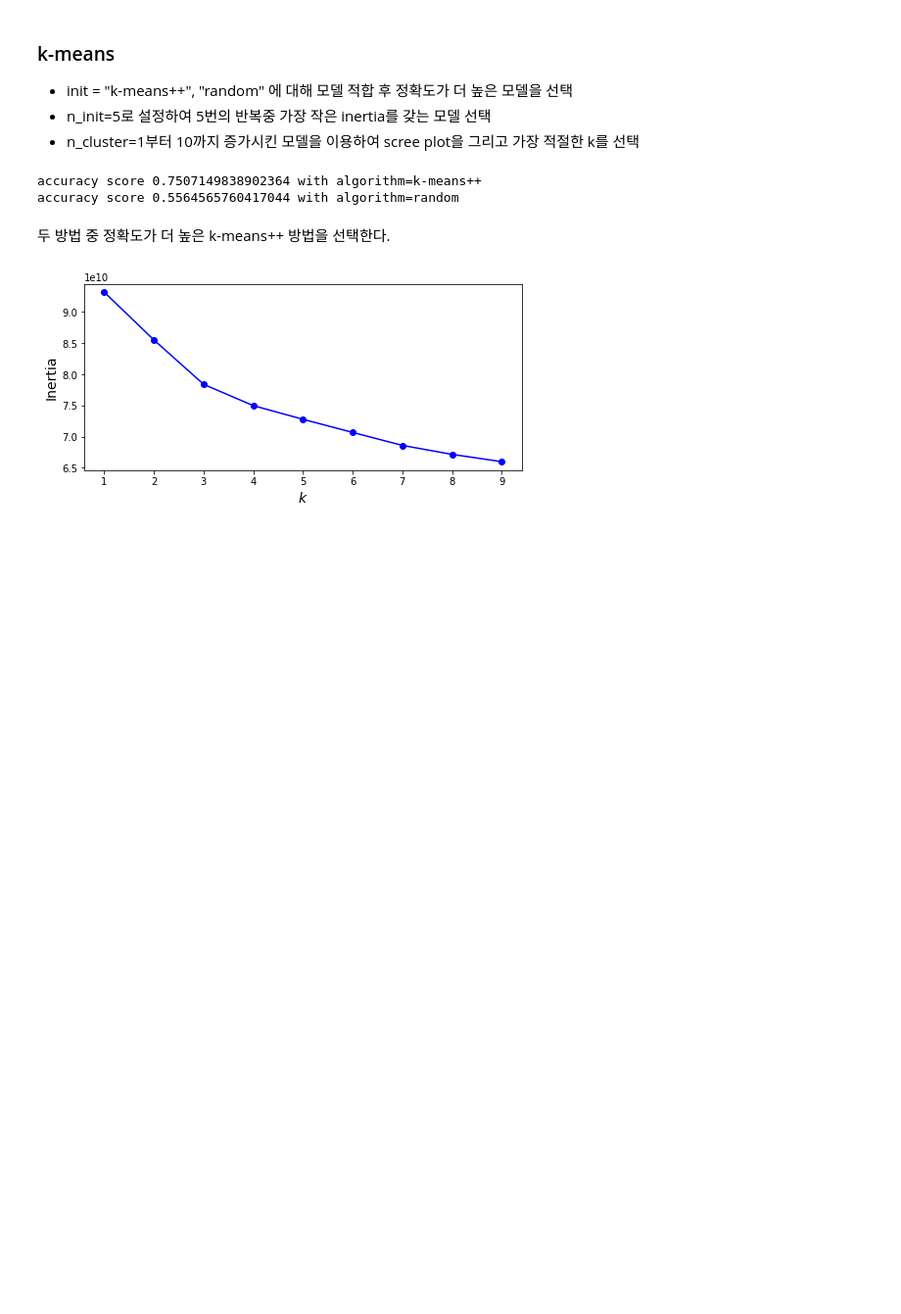
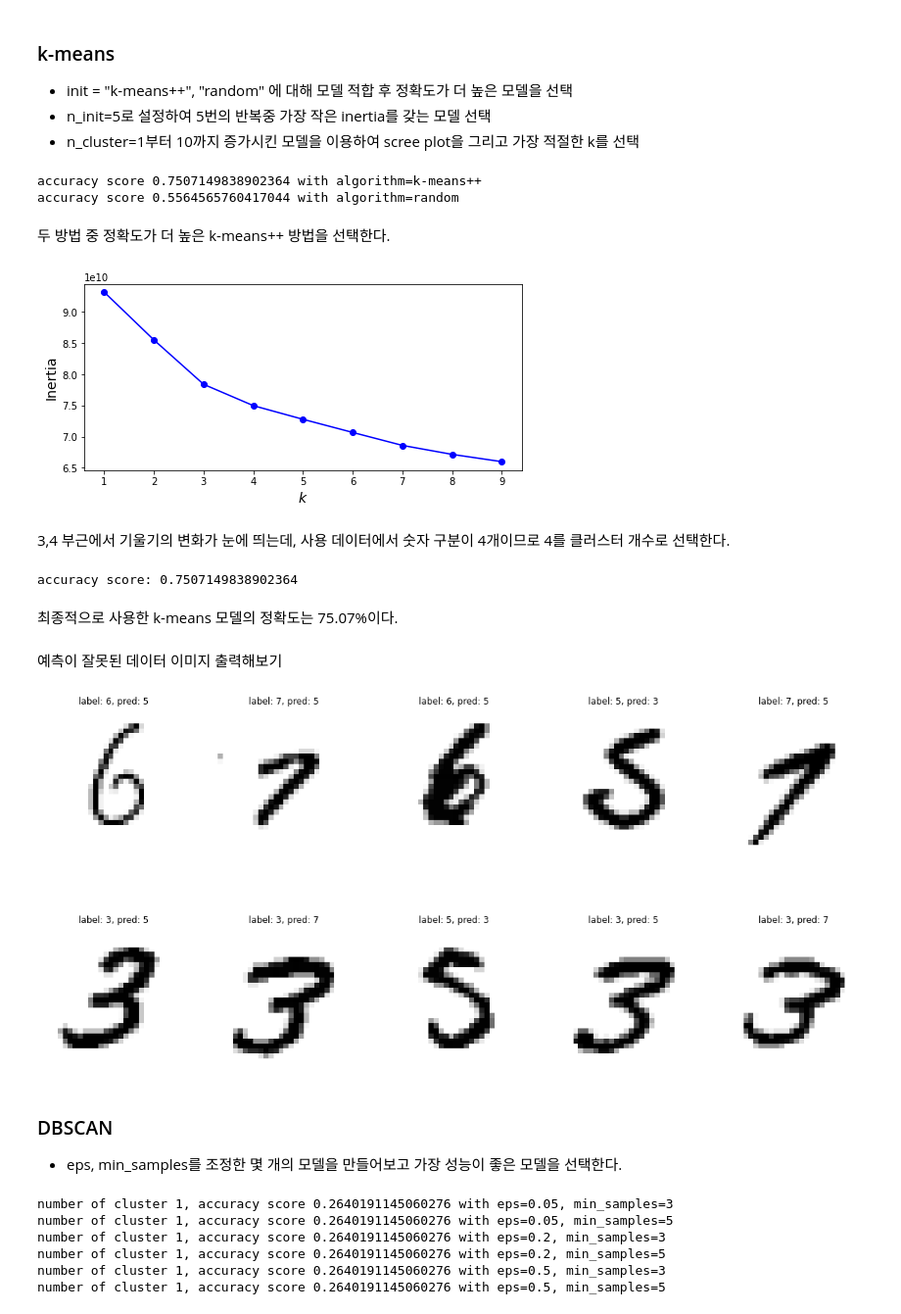
Before and after one commit to yedini/21_2, a Jupyter notebook: 자료분석특론/HW7.ipynb, the cells around one changed output. Shown: that part at 98% size. Drawn from its saved outputs; the diff is of its cells as text; code cells hidden in the pictures; blank space fills up the shorter version.

```diff
--- a/자료분석특론/HW7.ipynb
+++ b/자료분석특론/HW7.ipynb
@@ -32,7 +34,7 @@ data.head()
 5 rows × 785 columns
 # %%
 data['class']=data['class'].astype(int)
-data=data[data['class'].isin([3,5,6,7])]
+data=data[data['class'].isin([3,5,6,7])].reset_index(drop=True)
 data.head()
 # %% [output]
 |  | pixel1 | pixel2 | pixel3 | pixel4 | pixel5 | pixel6 | pixel7 | pixel8 | pixel9 | pixel10 | ... | ... |
@@ -60,7 +62,7 @@ for a in ["k-means++", "random"]:
                      algorithm="full", random_state=777)
     y_pred=m_kmeans.fit_predict(X)
 
-    data_w_label = pd.concat([data.reset_index(drop=True),
+    data_w_label = pd.concat([data,
                               pd.DataFrame(y_pred)], axis=1).rename(columns={0:'label'})
     for n in range(4):
         data_w_label.loc[data_w_label['label']==n,'label']=data_w_label[data_w_label['label']==n]["class"].value_counts().index[0]
@@ -80,3 +82,62 @@ plt.xlabel("$k$", fontsize=14)
 plt.ylabel("Inertia", fontsize=14);
 # %% [output]
 [figure]
+# %% [markdown]
+3,4 부근에서 기울기의 변화가 눈에 띄는데, 사용 데이터에서 숫자 구분이 4개이므로 4를 클러스터 개수로 선택한다.
+# %%
+#최종 kmeans 모델
+kmeans = KMeans(n_clusters=4,init="k-means++", n_init=10,
+                     algorithm="full", random_state=777).fit(X)
+y_pred_kmeans=kmeans.predict(X)
+preddf_kmeans = pd.concat([data['class'],
+                              pd.DataFrame(y_pred_kmeans)], axis=1).rename(columns={0:'label'})
+
+for n in range(4):
+    preddf_kmeans.loc[preddf_kmeans['label']==n,'label']=preddf_kmeans[preddf_kmeans['label']==n]["class"].value_counts().index[0]
+
+print("accuracy score: {}".format(accuracy_score(y, preddf_kmeans['label'])))
+# %% [output]
+accuracy score: 0.7507149838902364
+# %% [markdown]
+최종적으로 사용한 k-means 모델의 정확도는 75.07%이다.
+# %% [markdown]
+예측이 잘못된 데이터 이미지 출력해보기
+# %%
+error_label_kmeans=preddf_kmeans[preddf_kmeans['class'] != preddf_kmeans['label']]
+error_idx_kmeans=error_label_kmeans.index
+
+error_kmeans=X.iloc[error_idx_kmeans]
+error_label_kmeans=error_label_kmeans.reset_index(False)
+# %%
+plt.figure(figsize=(20,10))
+for i in range(10):
+    plt.subplot(2,5,i+1)
+    digit = error_kmeans.iloc[i]
+    digit_image = np.array(digit).reshape(28, 28)
+    plt.imshow(digit_image, cmap=mpl.cm.binary)
+    plt.axis("off")
+    plt.title("label: "+str(error_label_kmeans['class'][i])+", pred: "+str(error_label_kmeans['label'][i]))
+# %% [output]
+[figure, added]
+# %% [markdown]
+### DBSCAN
+- eps, min_samples를 조정한 몇 개의 모델을 만들어보고 가장 성능이 좋은 모델을 선택한다.
+# %%
+for eps in [0.05, 0.2, 0.5]:
+    for ms in [3, 5]:
+        m_dbscan = DBSCAN(eps=eps, min_samples=ms)
+        m_dbscan.fit(X)
+        y_pred=m_dbscan.labels_
+
+        data_w_label = pd.concat([data,
+                                  pd.DataFrame(y_pred)], axis=1).rename(columns={0:'label'})
+        for n in set(m_dbscan.labels_):
+            data_w_label.loc[data_w_label['label']==n,'label']=data_w_label[data_w_label['label']==n]["class"].value_counts().index[0]
+        print("number of cluster {}, accuracy score {} with eps={}, min_samples={}".format(len(set(m_dbscan.labels_)),accuracy_score(y, data_w_label['label']), eps, ms))
+# %% [output]
+number of cluster 1, accuracy score 0.2640191145060276 with eps=0.05, min_samples=3
+number of cluster 1, accuracy score 0.2640191145060276 with eps=0.05, min_samples=5
+number of cluster 1, accuracy score 0.2640191145060276 with eps=0.2, min_samples=3
+number of cluster 1, accuracy score 0.2640191145060276 with eps=0.2, min_samples=5
+number of cluster 1, accuracy score 0.2640191145060276 with eps=0.5, min_samples=3
+number of cluster 1, accuracy score 0.2640191145060276 with eps=0.5, min_samples=5
```
Also changed, not shown: parts of 17 cells of this notebook.
